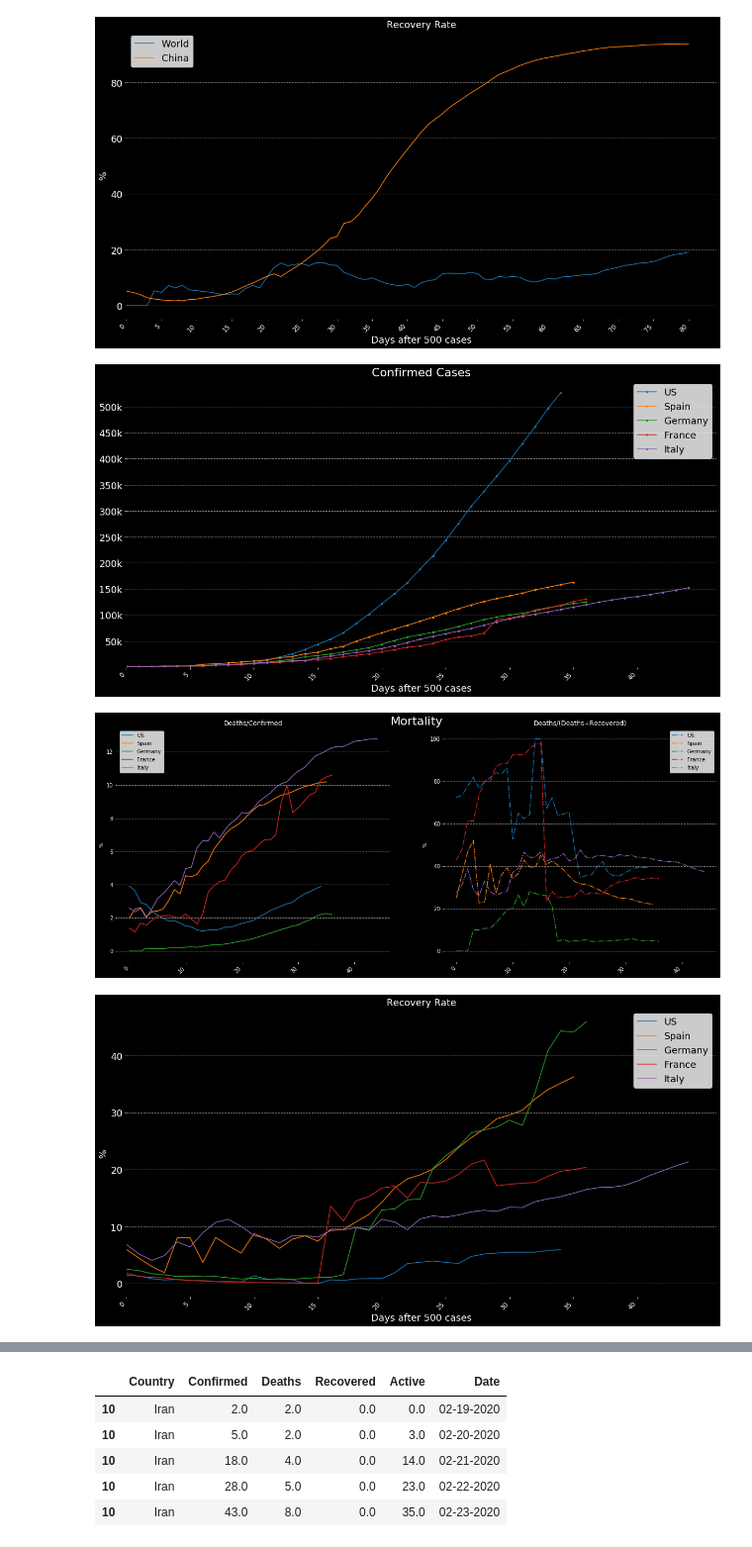
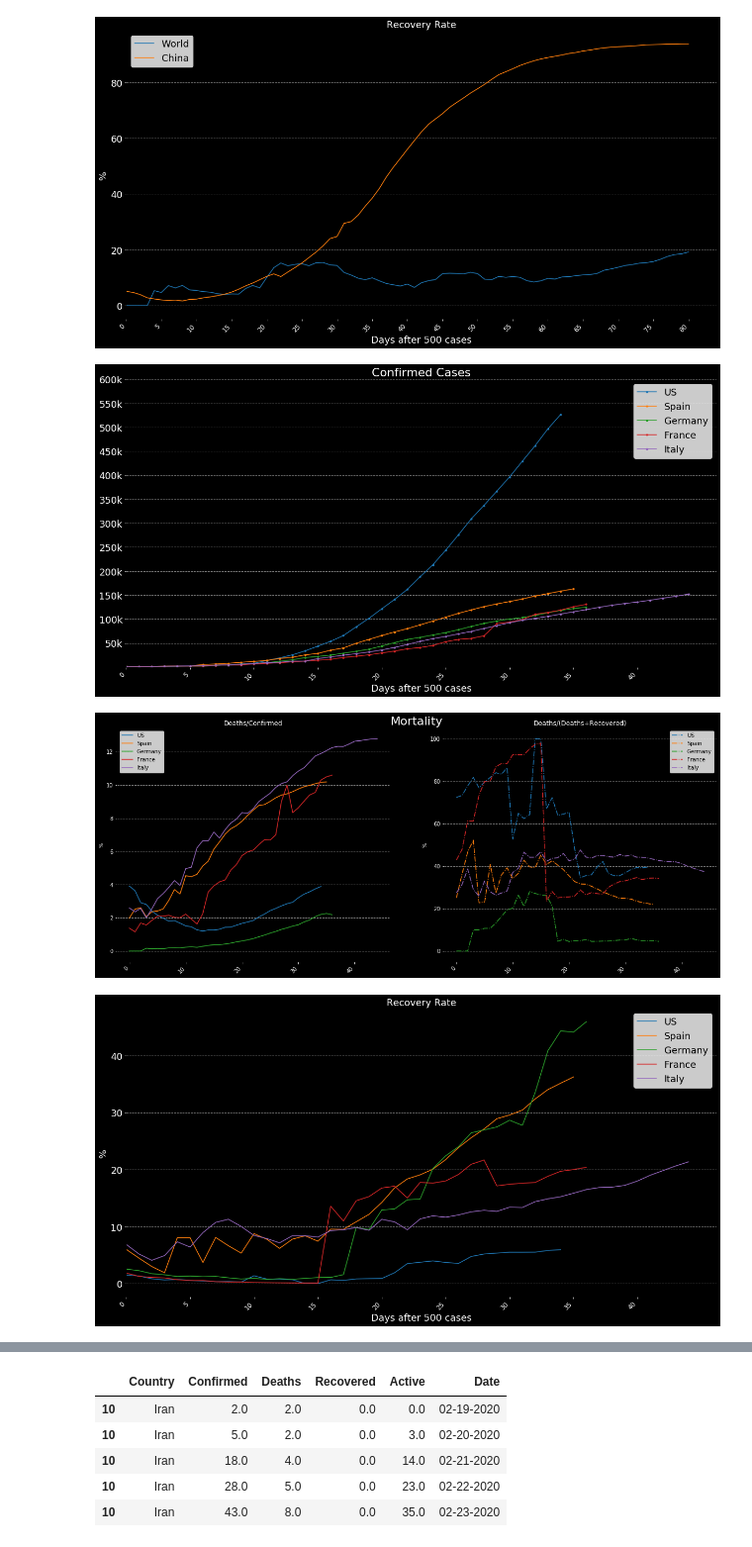
Before and after one commit to Thiagobc23/COVID-19, a Jupyter notebook: 01_COVID19.ipynb, the cells around one changed output, grey strips where cells are left out. Shown at 99% size. Drawn from its saved outputs; the diff is of its cells as text; code cells hidden in the pictures.

```diff
--- a/01_COVID19.ipynb
+++ b/01_COVID19.ipynb
@@ -510,7 +510,7 @@ plot_contry(['Germany'], '03-06-2020', '03-07-2020')
 plot_contry(['France'], '03-06-2020', '03-07-2020')
 plot_contry(['Italy'], '02-27-2020', '02-28-2020')
 
-yticks = np.arange(50000, 500001, 50000)
+yticks = np.arange(50000, 600001, 50000)
 yticks_label =[str(i)[:-3] + 'k' for i in yticks]
 
 plt.yticks(yticks, labels = yticks_label, fontsize=18)
@@ -551,34 +551,34 @@ plt.savefig('img/mort_top.png', facecolor='black', edgecolor='none')
 fig, ax = plt.subplots(1, figsize=(20,10), facecolor='black')
 
 plot_contry_r(['US'], '03-08-2020', '03-09-2020')
 plot_contry_r(['Spain'], '03-07-2020', '03-08-2020')
 plot_contry_r(['Germany'], '03-06-2020', '03-07-2020')
 plot_contry_r(['France'], '03-06-2020', '03-07-2020')
 plot_contry_r(['Italy'], '02-27-2020', '02-28-2020')
 
 plt.xlim(0,)
 
 plt.legend(['US', 'Spain', 'Germany', 'France', 'Italy'], fontsize=18)
 plt.savefig('img/rec_top.png', facecolor='black', edgecolor='none')
 
 # Active
 fig, ax = plt.subplots(1, figsize=(20,10), facecolor='black')
 
 plot_contry_a(['US'])
 plot_contry_a(['Italy'])
 plot_contry_a(['Spain'])
 plot_contry_a(['France'])
 plot_contry_a(['Germany'])
 
-yticks = np.arange(25000, 450001, 25000)
+yticks = np.arange(50000, 500001, 50000)
 yticks_label =[str(i)[:-3] + 'k' for i in yticks]
 
 plt.yticks(yticks, labels = yticks_label, fontsize=16)
 plt.xticks(fontsize=16)
 plt.legend(['US', 'Italy', 'Spain', 'France', 'Germany'], fontsize=18)
 
 plt.savefig('img/active_top.png', facecolor='black', edgecolor='none')
 # %% [output]
-[figure, old version]
+[figure, new version]
 [figure]
 [figure]
```
Also changed, not shown: parts of 2 cells of this notebook, 11 other files.
